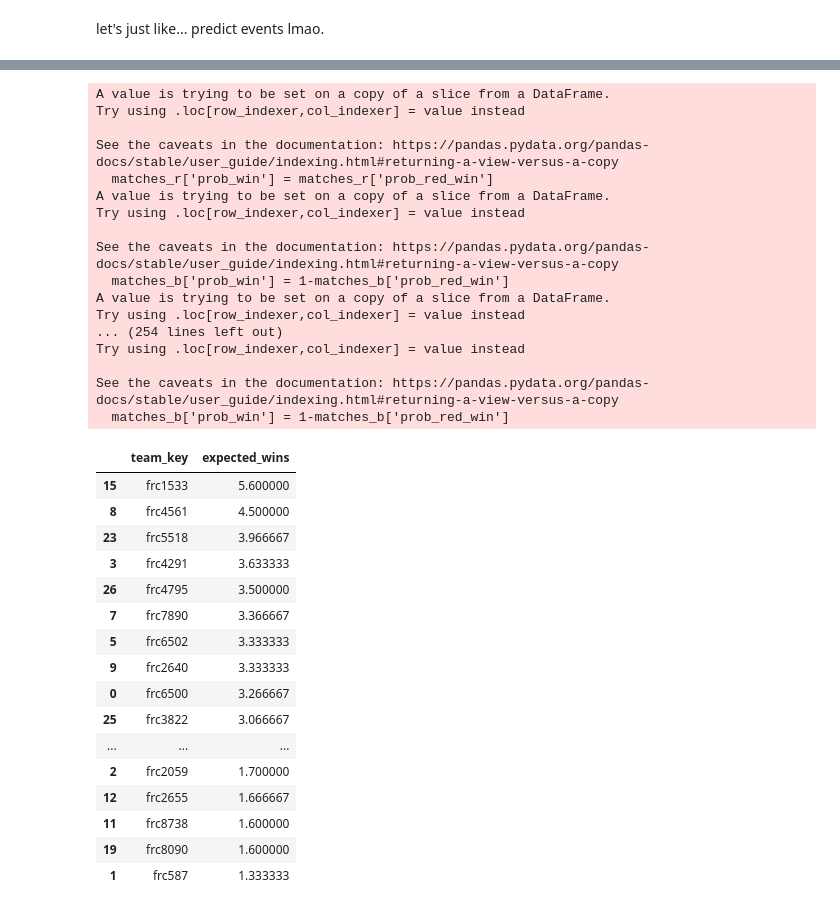
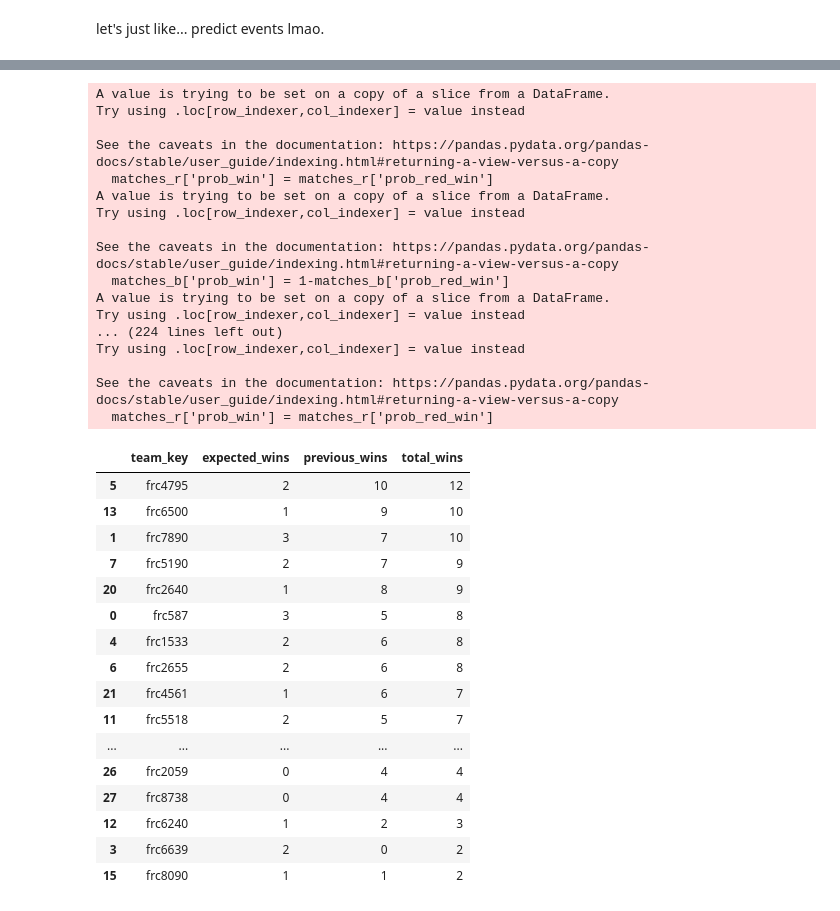
Before and after one commit to morzack/Sakurajima-Scouting, a Jupyter notebook: montemodel.ipynb, the cells around one changed output, grey strips where cells are left out. Cells and saved outputs as stored; diff of their text form; code cells hidden in the pictures.

Commit message:
add playoff predictions + more predictive stuff

```diff
--- a/montemodel.ipynb
+++ b/montemodel.ipynb
@@ -268,7 +294,7 @@ blue_wins = []
 
 for _, match in unplayed.iterrows():
     try:
-        red, blue, _ = sample_match(match['match_key'], 30, qualification_matches=unplayed, played=False)
+        red, blue, _ = sample_match(match['match_key'], 100, qualification_matches=unplayed, played=False)
         r_pred = m.predict(flatten_training_data([red])[0])
         b_pred = m.predict(flatten_training_data([blue])[0])
         r_wins = 0
@@ -378,14 +367,15 @@ for team in teams_caring:
     matches_b = matches_b[['match_key', 'prob_win']]
     matches_rel = pd.concat([matches_r, matches_b])
     team_ks.append(team)
-    team_expected_wins.append(sum(matches_rel['prob_win']))
+    team_expected_wins.append(sum([1 for i in matches_rel['prob_win'] if i > 0.5]))
+    # team_expected_wins.append(sum(matches_rel['prob_win']))
 
 event_predictions = pd.DataFrame({
     "team_key": team_ks,
     "expected_wins": team_expected_wins
 })
 event_predictions = event_predictions.sort_values('expected_wins')[::-1]
-event_predictions
+# event_predictions
 # %% [output]
 A value is trying to be set on a copy of a slice from a DataFrame.
 Try using .loc[row_indexer,col_indexer] = value instead
@@ -399,25 +389,46 @@ See the caveats in the documentation: https://pandas.pydata.org/pandas-docs/stab
   matches_b['prob_win'] = 1-matches_b['prob_red_win']
 A value is trying to be set on a copy of a slice from a DataFrame.
 Try using .loc[row_indexer,col_indexer] = value instead
-... (254 lines left out)
+... (224 lines left out)
 Try using .loc[row_indexer,col_indexer] = value instead
 
 See the caveats in the documentation: https://pandas.pydata.org/pandas-docs/stable/user_guide/indexing.html#returning-a-view-versus-a-copy
-  matches_b['prob_win'] = 1-matches_b['prob_red_win']
+  matches_r['prob_win'] = matches_r['prob_red_win']
-|  | team_key | expected_wins |
-| 15 | frc1533 | 5.600000 |
-| 8 | frc4561 | 4.500000 |
-| 23 | frc5518 | 3.966667 |
-| 3 | frc4291 | 3.633333 |
-| 26 | frc4795 | 3.500000 |
-| 7 | frc7890 | 3.366667 |
-| 5 | frc6502 | 3.333333 |
-| 9 | frc2640 | 3.333333 |
-| 0 | frc6500 | 3.266667 |
-| 25 | frc3822 | 3.066667 |
-| ... | ... | ... |
-| 2 | frc2059 | 1.700000 |
-| 12 | frc2655 | 1.666667 |
-| 11 | frc8738 | 1.600000 |
-| 19 | frc8090 | 1.600000 |
-| 1 | frc587 | 1.333333 |
+# %%
+# adjusted event predictions w/ previous wins
+updating = {"team_key": [], "previous_wins": []}
+for team in event_predictions['team_key']:
+    adj_wins = 0
+    for _, red_qualifier in qualifiers.loc[
+        (team == qualifiers['red_1_key']) | (team == qualifiers['red_2_key']) | (team == qualifiers['red_3_key'])
+    ].iterrows():
+        if red_qualifier['red_points_scored'] > red_qualifier['blue_points_scored']:
+            adj_wins += 1
+    for _, blue_qualifier in qualifiers.loc[
+        (team == qualifiers['blue_1_key']) | (team == qualifiers['blue_2_key']) | (team == qualifiers['blue_3_key'])
+    ].iterrows():
+        if blue_qualifier['blue_points_scored'] > blue_qualifier['red_points_scored']:
+            adj_wins += 1
+    updating["team_key"].append(team)
+    updating["previous_wins"].append(adj_wins)
+event_predictions = pd.merge(event_predictions, pd.DataFrame(updating))
+event_predictions['total_wins'] = event_predictions['expected_wins'] + event_predictions['previous_wins']
+event_predictions.sort_values('total_wins')[::-1]
+# %% [output]
+|  | team_key | expected_wins | previous_wins | total_wins |
+| 5 | frc4795 | 2 | 10 | 12 |
+| 13 | frc6500 | 1 | 9 | 10 |
+| 1 | frc7890 | 3 | 7 | 10 |
+| 7 | frc5190 | 2 | 7 | 9 |
+| 20 | frc2640 | 1 | 8 | 9 |
+| 0 | frc587 | 3 | 5 | 8 |
+| 4 | frc1533 | 2 | 6 | 8 |
+| 6 | frc2655 | 2 | 6 | 8 |
+| 21 | frc4561 | 1 | 6 | 7 |
+| 11 | frc5518 | 2 | 5 | 7 |
+| ... | ... | ... | ... | ... |
+| 26 | frc2059 | 0 | 4 | 4 |
+| 27 | frc8738 | 0 | 4 | 4 |
+| 12 | frc6240 | 1 | 2 | 3 |
+| 3 | frc6639 | 2 | 0 | 2 |
+| 15 | frc8090 | 1 | 1 | 2 |
```
Also changed, not shown: parts of 10 cells of this notebook, 1 other file.
